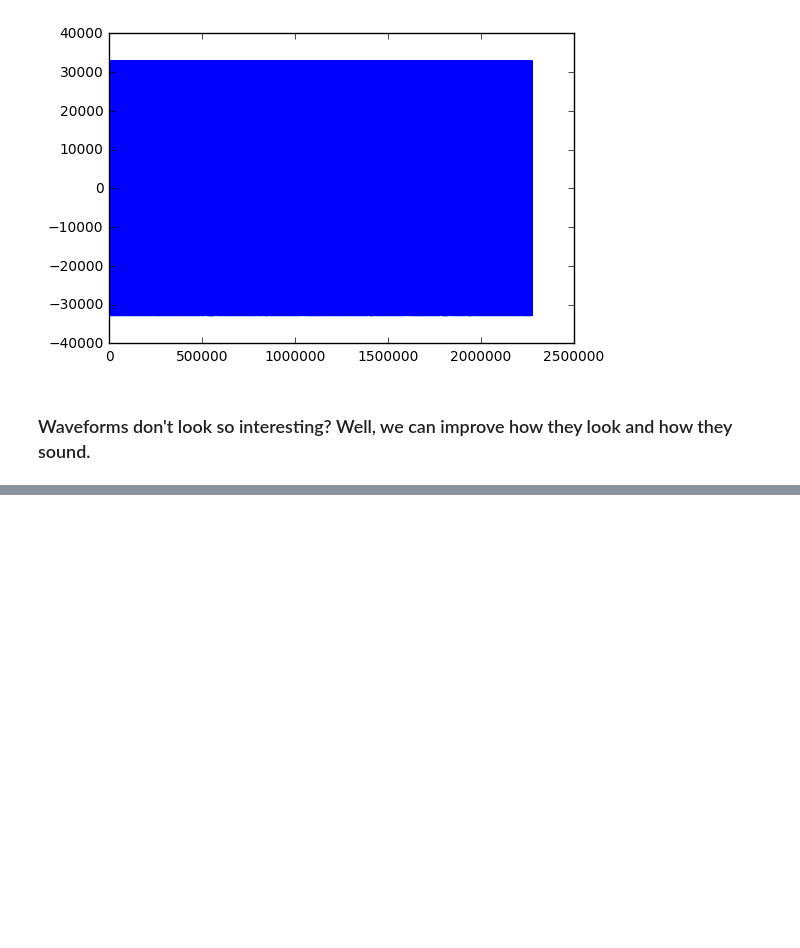
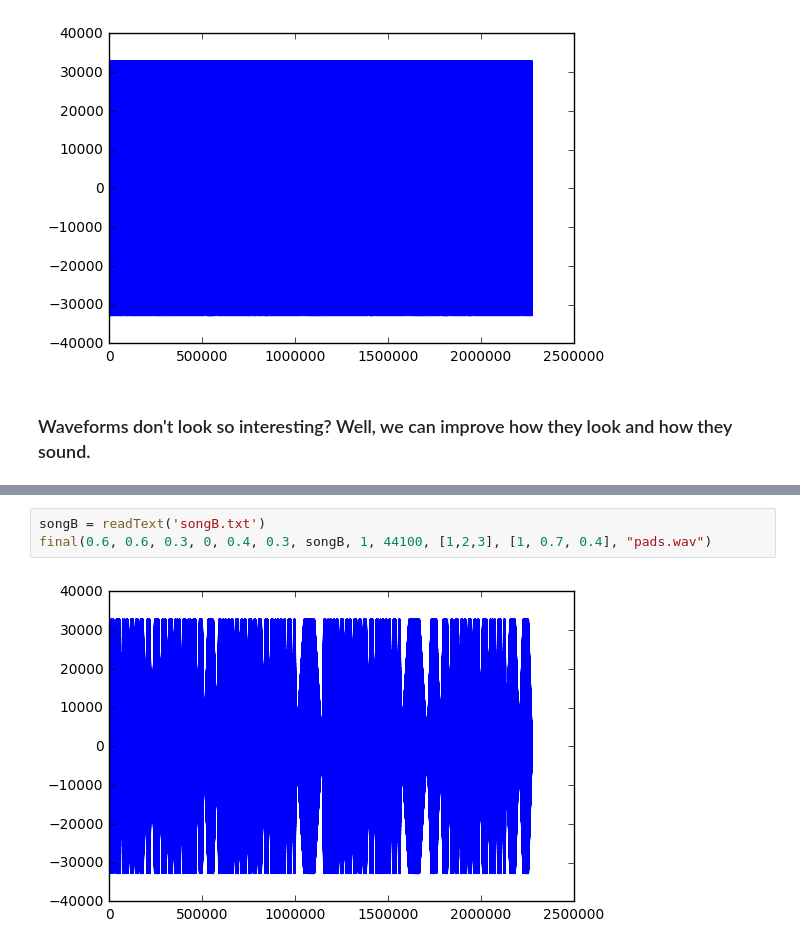
Before and after one commit to KrnTneja/MusicSynth, a Jupyter notebook: Music Synthesis with FS.ipynb, the cells around one changed output, grey strips where cells are left out. Drawn from its saved outputs; the diff is of its cells as text; blank space fills up the shorter version.

```diff
--- a/Music Synthesis with FS.ipynb
+++ b/Music Synthesis with FS.ipynb
@@ -101,0 +176,5 @@ plt.show()
+# %%
+songB = readText('songB.txt')
+final(0.6, 0.6, 0.3, 0, 0.4, 0.3, songB, 1, 44100, [1,2,3], [1, 0.7, 0.4], "pads.wav")
+# %% [output]
+[figure, added]
```
Also changed, not shown: parts of 11 cells of this notebook.
